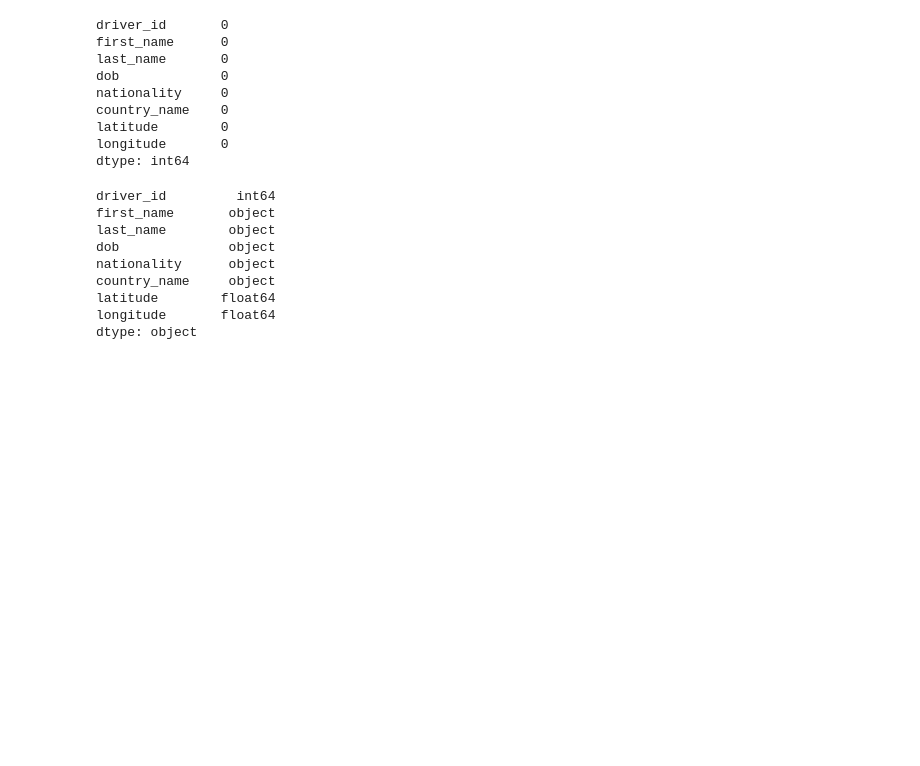
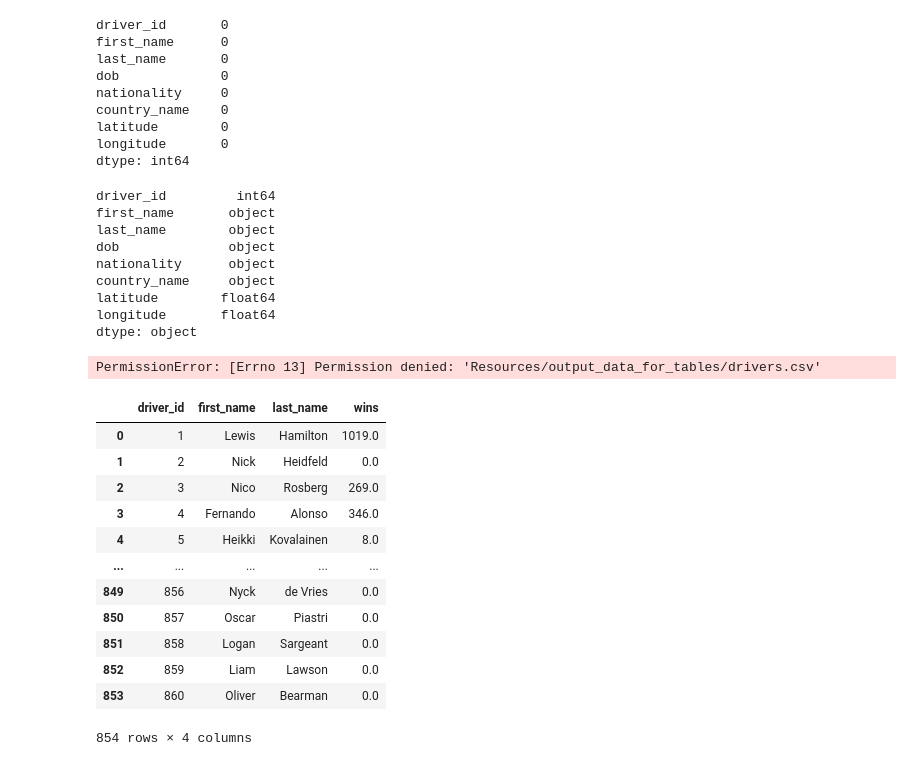
Before and after one commit to nmrodio/formula1_analysis_dashboard, a Jupyter notebook: f1_data_manipulation.ipynb, the cells around one changed output. Cells and saved outputs as stored; diff of their text form; code cells hidden in the pictures; blank space fills up the shorter version.

Commit message:
wins dataframe

```diff
--- a/f1_data_manipulation.ipynb
+++ b/f1_data_manipulation.ipynb
@@ -199,5 +199,29 @@ latitude        float64
 longitude       float64
 dtype: object
 # %%
-# Exporting the DataFrame "cleaned_merged_drivers_df" as a CSV file.
+Exporting the DataFrame "cleaned_merged_drivers_df" as a CSV file.
 cleaned_merged_drivers_df.to_csv("Resources/output_data_for_tables/drivers.csv", index=False)
+# %% [output]
+PermissionError: [Errno 13] Permission denied: 'Resources/output_data_for_tables/drivers.csv'
+# %%
+drivers_standing_df = pd.read_csv('Resources/driver_standings.csv')
+drivers_standing_df=drivers_standing_df.rename(columns = {'driverId': 'driver_id'})
+drivers_standing_grouped = drivers_standing_df.groupby('driver_id').sum()
+
+drivers_standing_merge = pd.merge(drivers_df, drivers_standing_grouped, on='driver_id', how='left')
+drivers_standing_merge = drivers_standing_merge[['driver_id','first_name', 'last_name','wins']]
+drivers_standing_merge
+# %% [output]
+|  | driver_id | first_name | last_name | wins |
+| 0 | 1 | Lewis | Hamilton | 1019.0 |
+| 1 | 2 | Nick | Heidfeld | 0.0 |
+| 2 | 3 | Nico | Rosberg | 269.0 |
+| 3 | 4 | Fernando | Alonso | 346.0 |
+| 4 | 5 | Heikki | Kovalainen | 8.0 |
+| ... | ... | ... | ... | ... |
+| 849 | 856 | Nyck | de Vries | 0.0 |
+| 850 | 857 | Oscar | Piastri | 0.0 |
+| 851 | 858 | Logan | Sargeant | 0.0 |
+| 852 | 859 | Liam | Lawson | 0.0 |
+| 853 | 860 | Oliver | Bearman | 0.0 |
+854 rows × 4 columns
```
